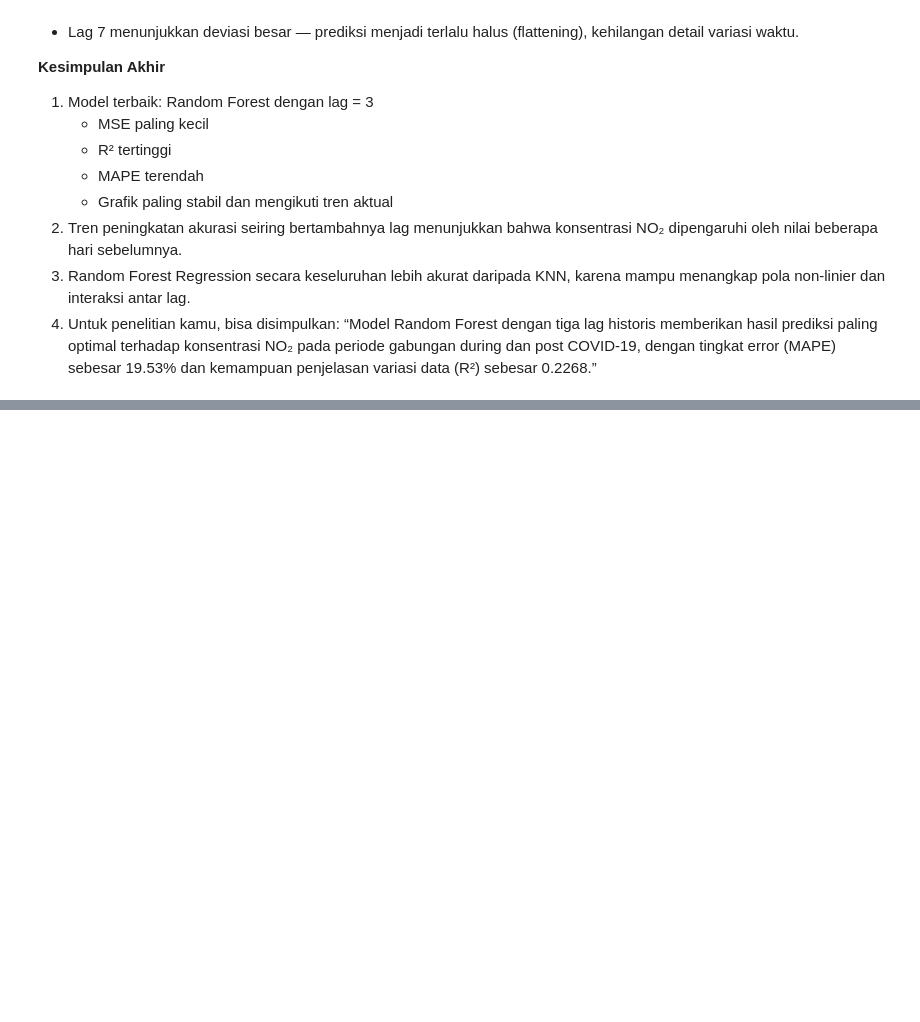
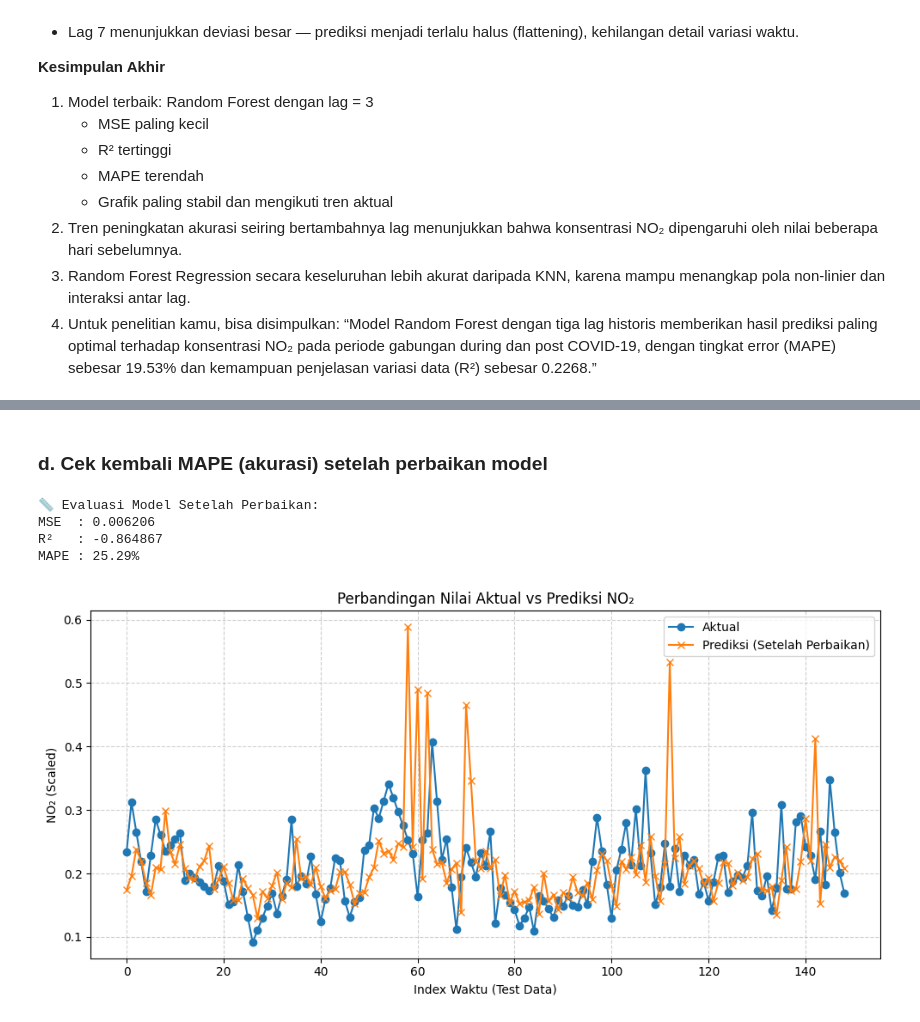
Before and after one commit to Triayunitak/PSD, a Jupyter notebook: tugas1-proyek-datasains/_build/jupyter_execute/tugas_NO2.ipynb, the cells around one changed output, grey strips where cells are left out. Drawn from its saved outputs; the diff is of its cells as text; code cells hidden in the pictures; blank space fills up the shorter version.

```diff
--- a/tugas1-proyek-datasains/_build/jupyter_execute/tugas_NO2.ipynb
+++ b/tugas1-proyek-datasains/_build/jupyter_execute/tugas_NO2.ipynb
@@ -622,0 +805,33 @@ print(df_results)
+# %% [markdown]
+### **d. Cek kembali MAPE (akurasi) setelah perbaikan model**
+# %%
+# --- Evaluasi ulang performa model ---
+from sklearn.metrics import mean_squared_error, r2_score, mean_absolute_percentage_error
+
+# Hitung kembali metrik
+mse = mean_squared_error(y_test, y_pred)
+r2 = r2_score(y_test, y_pred)
+mape = mean_absolute_percentage_error(y_test, y_pred) * 100
+
+print("\n📏 Evaluasi Model Setelah Perbaikan:")
+print(f"MSE  : {mse:.6f}")
+print(f"R²   : {r2:.6f}")
+print(f"MAPE : {mape:.2f}%")
+
+# Visualisasi hasil prediksi vs aktual
+plt.figure(figsize=(10, 5))
+plt.plot(y_test.values, label='Aktual', marker='o')
+plt.plot(y_pred, label='Prediksi (Setelah Perbaikan)', marker='x')
+plt.title('Perbandingan Nilai Aktual vs Prediksi NO₂')
+plt.xlabel('Index Waktu (Test Data)')
+plt.ylabel('NO₂ (Scaled)')
+plt.legend()
+plt.grid(True, linestyle='--', alpha=0.6)
+plt.tight_layout()
+plt.show()
+# %% [output]
+📏 Evaluasi Model Setelah Perbaikan:
+MSE  : 0.006206
+R²   : -0.864867
+MAPE : 25.29%
+[figure, added]
```
Also changed, not shown: parts of 12 cells of this notebook, 8 other files.
